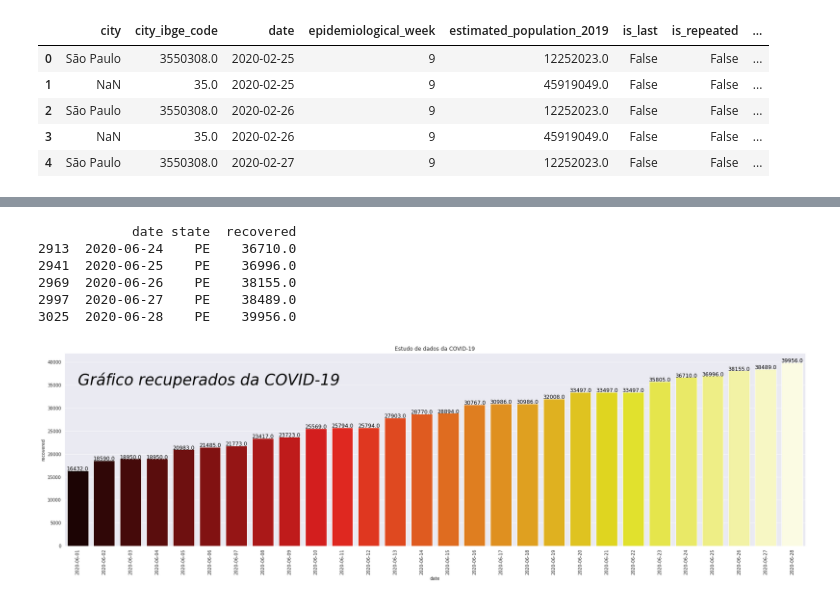
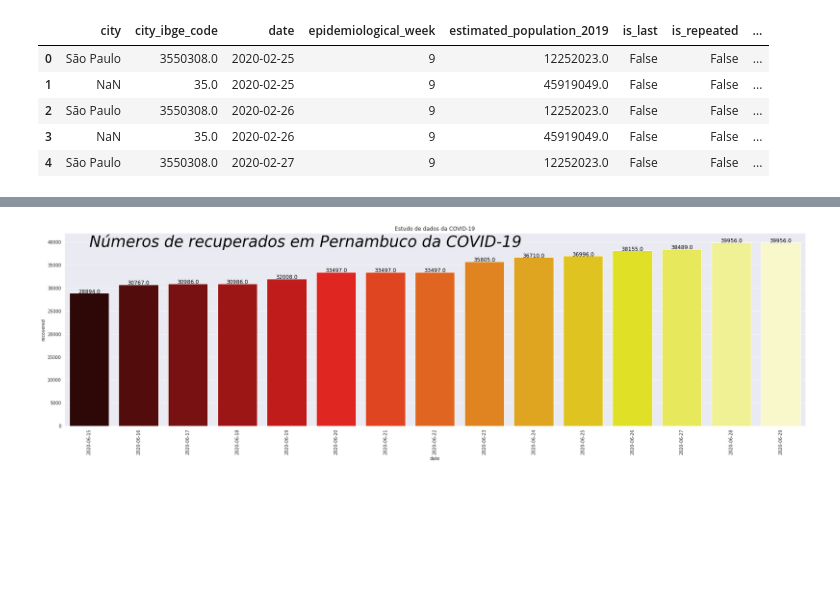
Before and after one commit to laurobmb/covid_pernambuco, a Jupyter notebook: covid_19.ipynb, the cells around one changed output, grey strips where cells are left out. Saved outputs shown, nothing was run; the diff lists cells and outputs as text; code cells hidden in the pictures; blank space fills up the shorter version.

```diff
--- a/covid_19.ipynb
+++ b/covid_19.ipynb
@@ -401,32 +394,28 @@ g.figure.savefig('files/casos_por_mes.png',dpi=600,bbox_inches='tight',orientati
 # %%
 #df_municipio = pd.read_csv('cases-brazil-cities-time.csv')
 #display(df_municipio.tail())
 
 df_estado = pd.read_csv('cases-brazil-states.csv')
+#display(df_estado.tail())
+
 df_paulista = df_estado[ ['date','state','recovered']]
 
 # Selecionando estado e datas
-df_paulista_recovered = df_paulista.loc[ (df_paulista["state"]=="PE") & (df_paulista["date"] >= "2020-06-01") & (df_paulista["date"] <= "2020-06-31") ]
+df_paulista_recovered = df_paulista.loc[ (df_paulista["state"]=="PE") & (df_paulista["date"] >= "2020-06-15") & (df_paulista["date"] <= "2020-06-31") ]
 #print(df_paulista_recovered.tail() )
 sns.set_style('darkgrid')
 plt.figure(figsize=(30,8))
 plt.xticks(rotation=90)
 g = sns.barplot(x="date", y="recovered",palette = 'hot',data=df_paulista_recovered)
-g.text(0,35000, "Gráfico recuperados da COVID-19", fontsize = 35, color='Black', fontstyle='italic')
+g.text(0,39000, "Números de recuperados em Pernambuco da COVID-19", fontsize = 35, color='Black', fontstyle='italic')
 plt.title('Estudo de dados da COVID-19')
 
 cont=0
 for index, row in df_paulista_recovered.iterrows():
   g.text(cont,row.recovered, row.recovered, color='black', ha="center",fontsize=12)
   cont = cont+1
 
 
-g.figure.savefig('files/recuperados_pernambuco.png',dpi=600,bbox_inches='tight',orientation='landscape',quality=90)
+g.figure.savefig('files/recuperados_pernambuco.png',dpi=200,quality=90)
 # %% [output]
-            date state  recovered
-2913  2020-06-24    PE    36710.0
-2941  2020-06-25    PE    36996.0
-2969  2020-06-26    PE    38155.0
-2997  2020-06-27    PE    38489.0
-3025  2020-06-28    PE    39956.0
-[figure, old version]
+[figure, new version]
```
Also changed, not shown: parts of 16 cells of this notebook.
